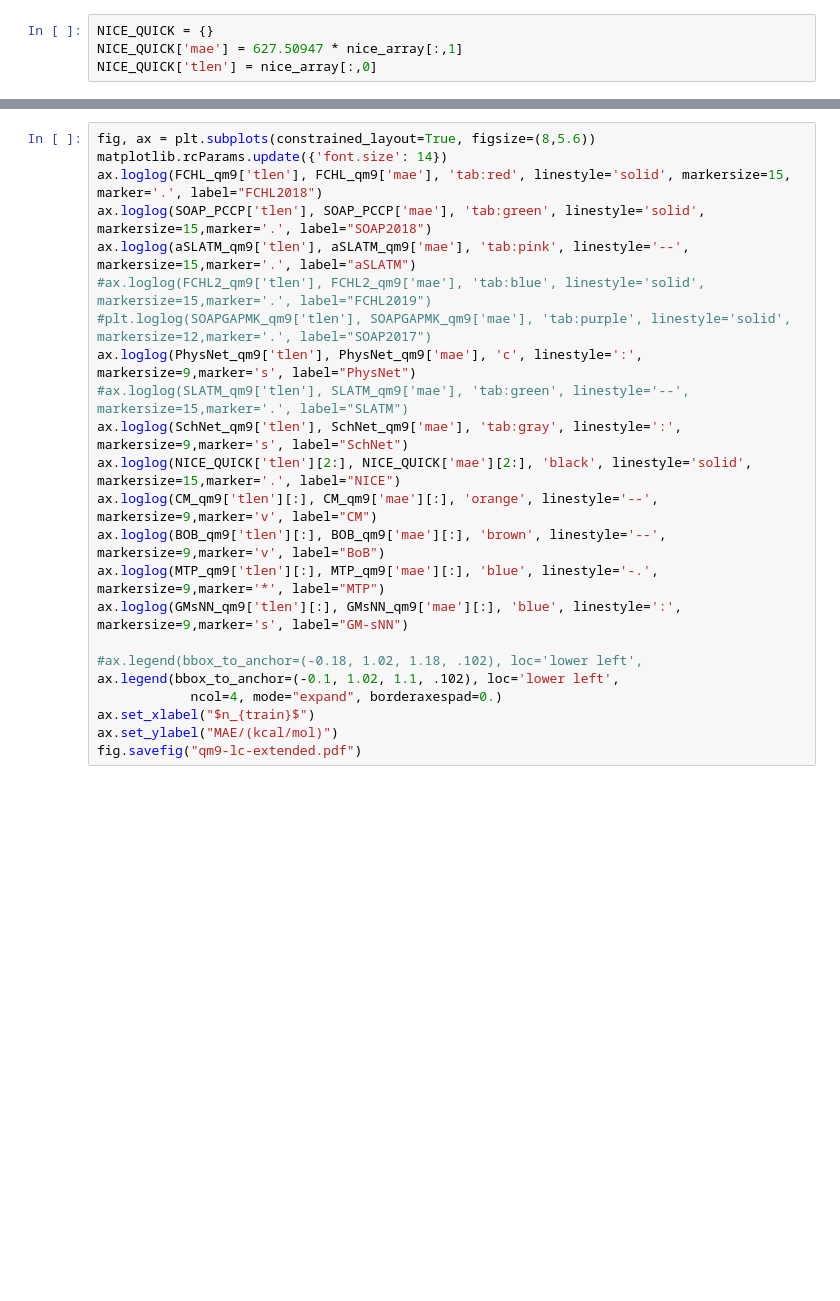
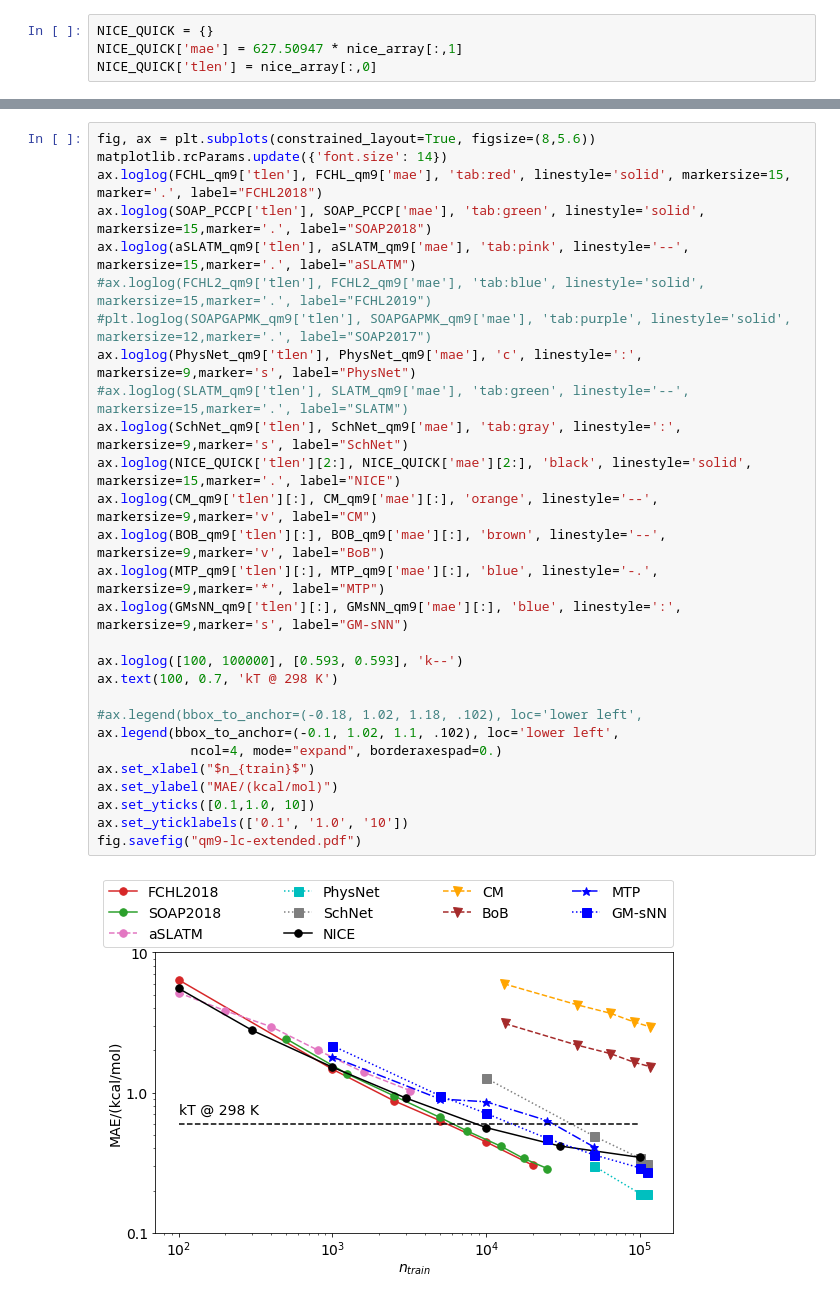
Before and after one commit to gabor1/chemrev-gpr, a Jupyter notebook: qm9/NICE-QM9.ipynb, the cells around one changed output, grey strips where cells are left out. Drawn from its saved outputs; the diff is of its cells as text; blank space fills up the shorter version.

```diff
--- a/qm9/NICE-QM9.ipynb
+++ b/qm9/NICE-QM9.ipynb
@@ -151,23 +166,30 @@ NICE_QUICK
 # %%
 fig, ax = plt.subplots(constrained_layout=True, figsize=(8,5.6))
 matplotlib.rcParams.update({'font.size': 14})
 ax.loglog(FCHL_qm9['tlen'], FCHL_qm9['mae'], 'tab:red', linestyle='solid', markersize=15, marker='.', label="FCHL2018")
 ax.loglog(SOAP_PCCP['tlen'], SOAP_PCCP['mae'], 'tab:green', linestyle='solid', markersize=15,marker='.', label="SOAP2018")
 ax.loglog(aSLATM_qm9['tlen'], aSLATM_qm9['mae'], 'tab:pink', linestyle='--', markersize=15,marker='.', label="aSLATM")
 #ax.loglog(FCHL2_qm9['tlen'], FCHL2_qm9['mae'], 'tab:blue', linestyle='solid', markersize=15,marker='.', label="FCHL2019")
 #plt.loglog(SOAPGAPMK_qm9['tlen'], SOAPGAPMK_qm9['mae'], 'tab:purple', linestyle='solid', markersize=12,marker='.', label="SOAP2017")
 ax.loglog(PhysNet_qm9['tlen'], PhysNet_qm9['mae'], 'c', linestyle=':', markersize=9,marker='s', label="PhysNet")
 #ax.loglog(SLATM_qm9['tlen'], SLATM_qm9['mae'], 'tab:green', linestyle='--', markersize=15,marker='.', label="SLATM")
 ax.loglog(SchNet_qm9['tlen'], SchNet_qm9['mae'], 'tab:gray', linestyle=':', markersize=9,marker='s', label="SchNet")
 ax.loglog(NICE_QUICK['tlen'][2:], NICE_QUICK['mae'][2:], 'black', linestyle='solid', markersize=15,marker='.', label="NICE")
 ax.loglog(CM_qm9['tlen'][:], CM_qm9['mae'][:], 'orange', linestyle='--', markersize=9,marker='v', label="CM")
 ax.loglog(BOB_qm9['tlen'][:], BOB_qm9['mae'][:], 'brown', linestyle='--', markersize=9,marker='v', label="BoB")
 ax.loglog(MTP_qm9['tlen'][:], MTP_qm9['mae'][:], 'blue', linestyle='-.', markersize=9,marker='*', label="MTP")
 ax.loglog(GMsNN_qm9['tlen'][:], GMsNN_qm9['mae'][:], 'blue', linestyle=':', markersize=9,marker='s', label="GM-sNN")
 
+ax.loglog([100, 100000], [0.593, 0.593], 'k--')
+ax.text(100, 0.7, 'kT @ 298 K')
+
 #ax.legend(bbox_to_anchor=(-0.18, 1.02, 1.18, .102), loc='lower left',
 ax.legend(bbox_to_anchor=(-0.1, 1.02, 1.1, .102), loc='lower left',
             ncol=4, mode="expand", borderaxespad=0.)
 ax.set_xlabel("$n_{train}$")
 ax.set_ylabel("MAE/(kcal/mol)")
+ax.set_yticks([0.1,1.0, 10])
+ax.set_yticklabels(['0.1', '1.0', '10'])
 fig.savefig("qm9-lc-extended.pdf")
+# %% [output]
+[figure, added]
```
Also changed, not shown: parts of 4 cells of this notebook, 9 other files.
